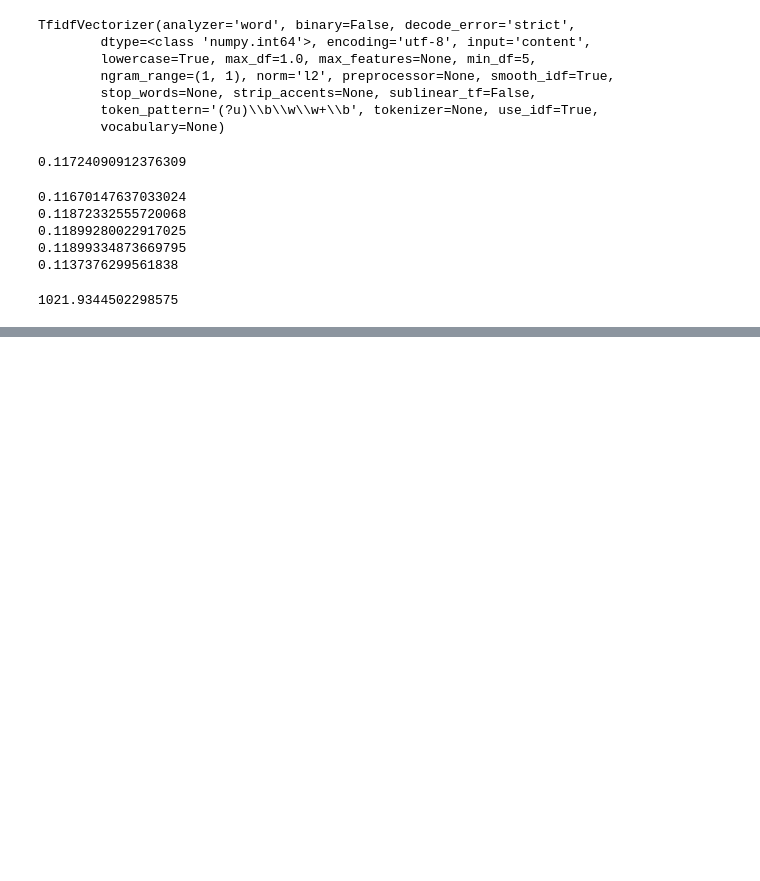
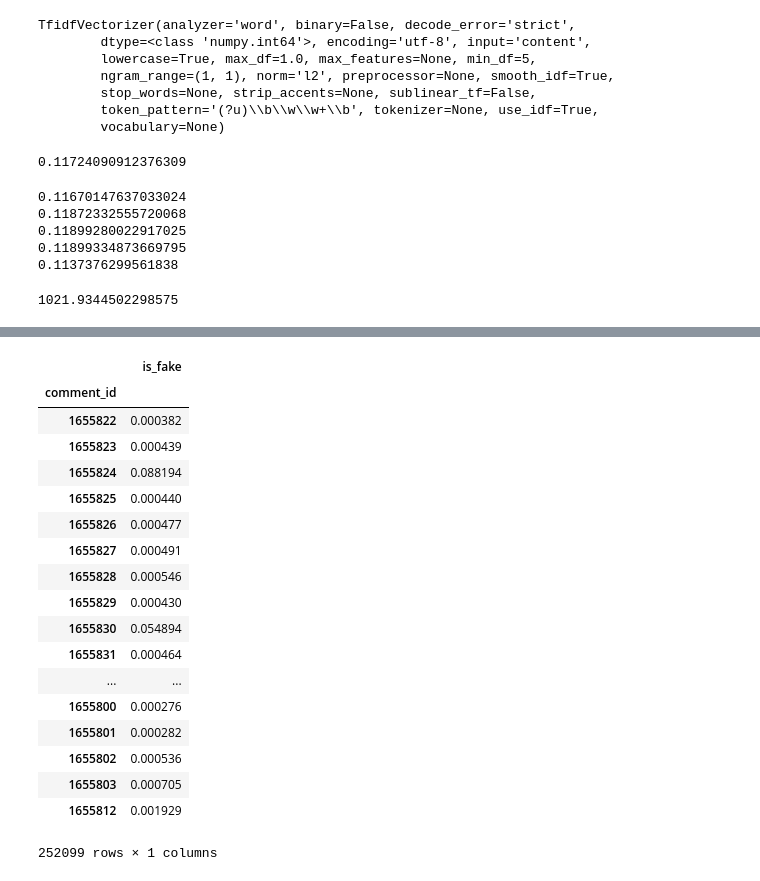
Before and after one commit to AfterPartyUDS/AI_Booster, a Jupyter notebook: Yakuben.ipynb, the cells around one changed output, grey strips where cells are left out. Drawn from its saved outputs; the diff is of its cells as text; code cells hidden in the pictures; blank space fills up the shorter version.

```diff
--- a/Yakuben.ipynb
+++ b/Yakuben.ipynb
@@ -208,0 +295,20 @@ array([[3.75359734e-01, 6.24640266e-01],
+# %%
+import lightgbm as lgb
+lgbm_train = lgb.Dataset(X_st , label = y , free_raw_data = False )
+n_rounds = 10000
+# %%
+parametrs = {
+    'objective': 'binary' ,
+    'learning_rate': 0.1,
+    'num_threads': -1,
+    #'metric': 'loss',
+
+
+    'colsample_bytree': 0.7,
+    'subsample': 0.8,
+    'subsample_freq':1,
+    #'num_leaves':
+    #'min_data_in_leaf': 10
+}
+result = lgb.cv(parametrs , lgbm_train ,n_rounds, folds = skf.split(X,y) ,early_stopping_rounds = 10 , verbose_eval =1)
+pd.Series(result['binary_logloss-mean']).max()
@@ -209,3 +334,27 @@ array([[3.75359734e-01, 6.24640266e-01],
+# %%
+model = lgb.train(parametrs , lgbm_train ,77)
 # %%
-submisson =  pd.DataFrame( classifier.predict(test_X_st ) , index = test['comment_id'] , columns = ["is_fake"] )
-submisson.to_csv('submisson_')
+submisson =  pd.DataFrame( model.predict(test_X_st ) , index = test['comment_id'] , columns = ["is_fake"] )
+submisson.to_csv('submisson_.csv')
+# %%
+submisson
+# %% [output]
+|  | is_fake |
+| comment_id |  |
+| 1655822 | 0.000382 |
+| 1655823 | 0.000439 |
+| 1655824 | 0.088194 |
+| 1655825 | 0.000440 |
+| 1655826 | 0.000477 |
+| 1655827 | 0.000491 |
+| 1655828 | 0.000546 |
+| 1655829 | 0.000430 |
+| 1655830 | 0.054894 |
+| 1655831 | 0.000464 |
+| ... | ... |
+| 1655800 | 0.000276 |
+| 1655801 | 0.000282 |
+| 1655802 | 0.000536 |
+| 1655803 | 0.000705 |
+| 1655812 | 0.001929 |
+252099 rows × 1 columns
```
Also changed, not shown: parts of 23 cells of this notebook.
